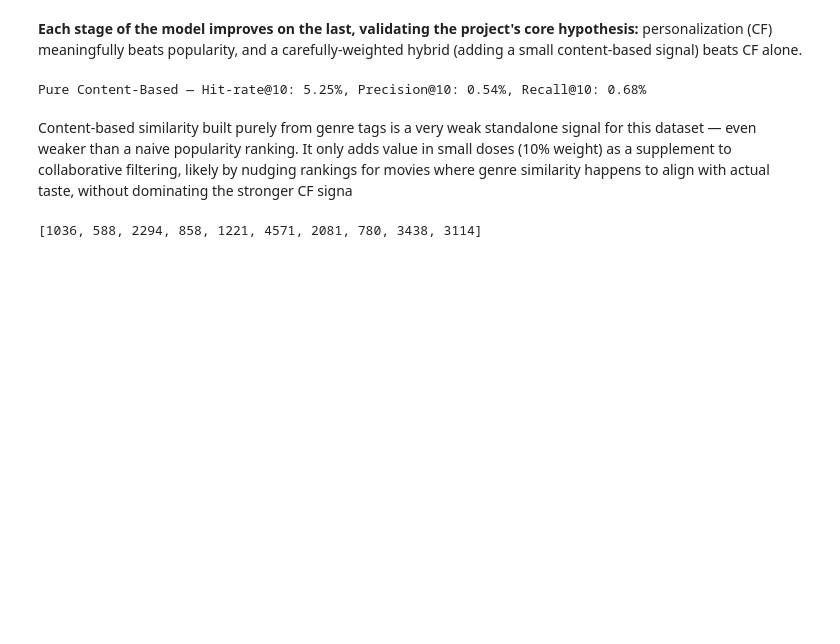
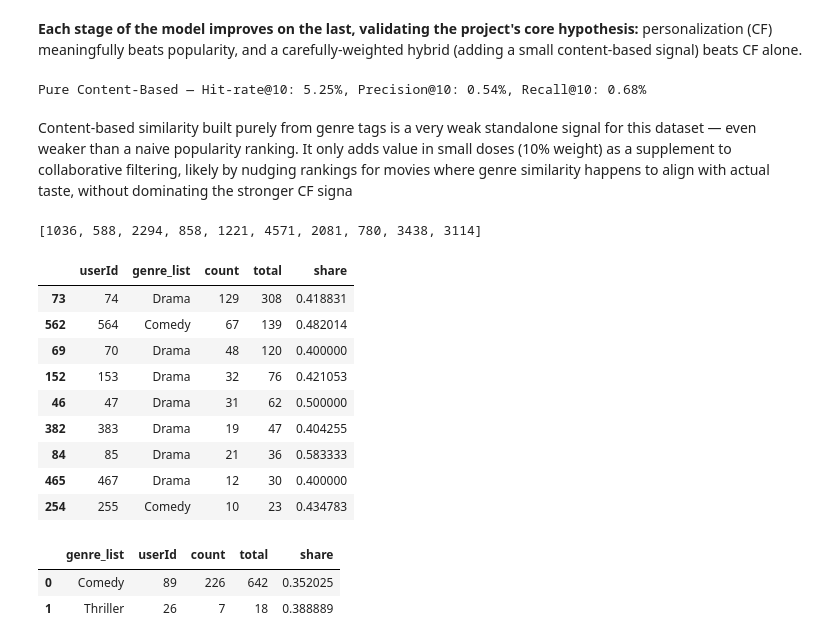
Before and after one commit to himanshumjain15/recommendation-system, a Jupyter notebook: notebooks/03-hybrid-model.ipynb, the cells around one changed output. Cells and saved outputs as stored; diff of their text form; code cells hidden in the pictures; blank space fills up the shorter version.

```diff
--- a/notebooks/03-hybrid-model.ipynb
+++ b/notebooks/03-hybrid-model.ipynb
@@ -218,3 +218,49 @@ Content-based similarity built purely from genre tags is a very weak standalone
 get_hybrid_recommendations(1, k=10, weight=0.1)
 # %% [output]
 [1036, 588, 2294, 858, 1221, 4571, 2081, 780, 3438, 3114]
+# %%
+import pandas as pd
+
+ratings = pd.read_csv("../sample_data/inputs/ml-latest-small/ratings.csv")
+movies = pd.read_csv("../sample_data/inputs/ml-latest-small/movies.csv")
+
+liked = ratings[ratings['rating'] >= 4].merge(movies, on='movieId')
+liked['genre_list'] = liked['genres'].str.split('|')
+liked_exploded = liked.explode('genre_list')
+
+genre_counts = liked_exploded.groupby(['userId', 'genre_list']).size().reset_index(name='count')
+user_totals = liked_exploded.groupby('userId').size().reset_index(name='total')
+
+genre_counts = genre_counts.merge(user_totals, on='userId')
+genre_counts['share'] = genre_counts['count'] / genre_counts['total']
+
+top_genre_per_user = genre_counts.sort_values('share', ascending=False).groupby('userId').first().reset_index()
+candidates = top_genre_per_user[(top_genre_per_user['total'] >= 20) & (top_genre_per_user['share'] >= 0.4) & (top_genre_per_user['share'] <= 0.75)]
+candidates.sort_values('total', ascending=False).head(20)
+# %% [output]
+|  | userId | genre_list | count | total | share |
+| 73 | 74 | Drama | 129 | 308 | 0.418831 |
+| 562 | 564 | Comedy | 67 | 139 | 0.482014 |
+| 69 | 70 | Drama | 48 | 120 | 0.400000 |
+| 152 | 153 | Drama | 32 | 76 | 0.421053 |
+| 46 | 47 | Drama | 31 | 62 | 0.500000 |
+| 382 | 383 | Drama | 19 | 47 | 0.404255 |
+| 84 | 85 | Drama | 21 | 36 | 0.583333 |
+| 465 | 467 | Drama | 12 | 30 | 0.400000 |
+| 254 | 255 | Comedy | 10 | 23 | 0.434783 |
+# %%
+target_genres = ['Action', 'Romance', 'Comedy', 'Sci-Fi', 'Animation', 'Horror', 'Documentary', 'Thriller']
+
+candidates_by_genre = genre_counts[
+    (genre_counts['genre_list'].isin(target_genres)) &
+    (genre_counts['total'] >= 15) &
+    (genre_counts['share'] >= 0.35) &
+    (genre_counts['share'] <= 0.75)
+]
+
+best_per_genre = candidates_by_genre.sort_values('total', ascending=False).groupby('genre_list').first().reset_index()
+best_per_genre
+# %% [output]
+|  | genre_list | userId | count | total | share |
+| 0 | Comedy | 89 | 226 | 642 | 0.352025 |
+| 1 | Thriller | 26 | 7 | 18 | 0.388889 |
```
Also changed, not shown: parts of 4 cells of this notebook, 3 other files.
